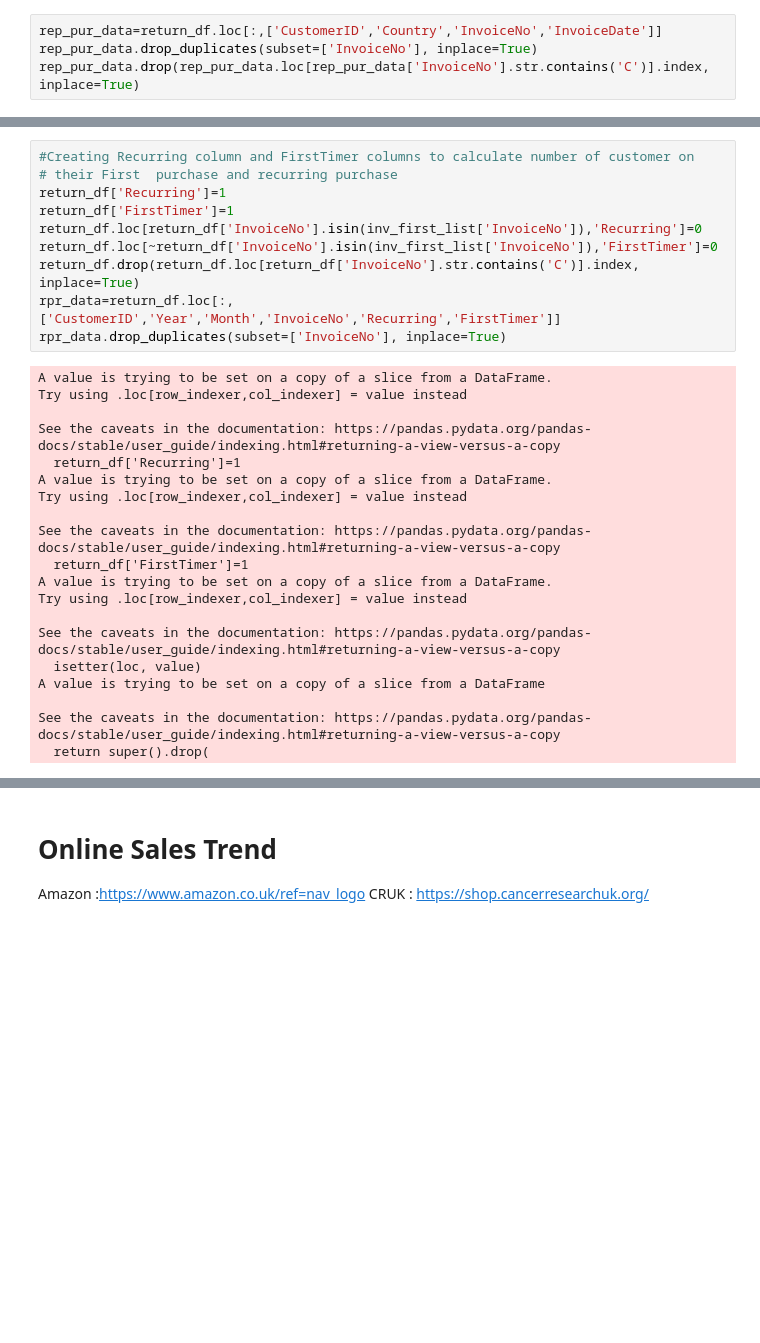
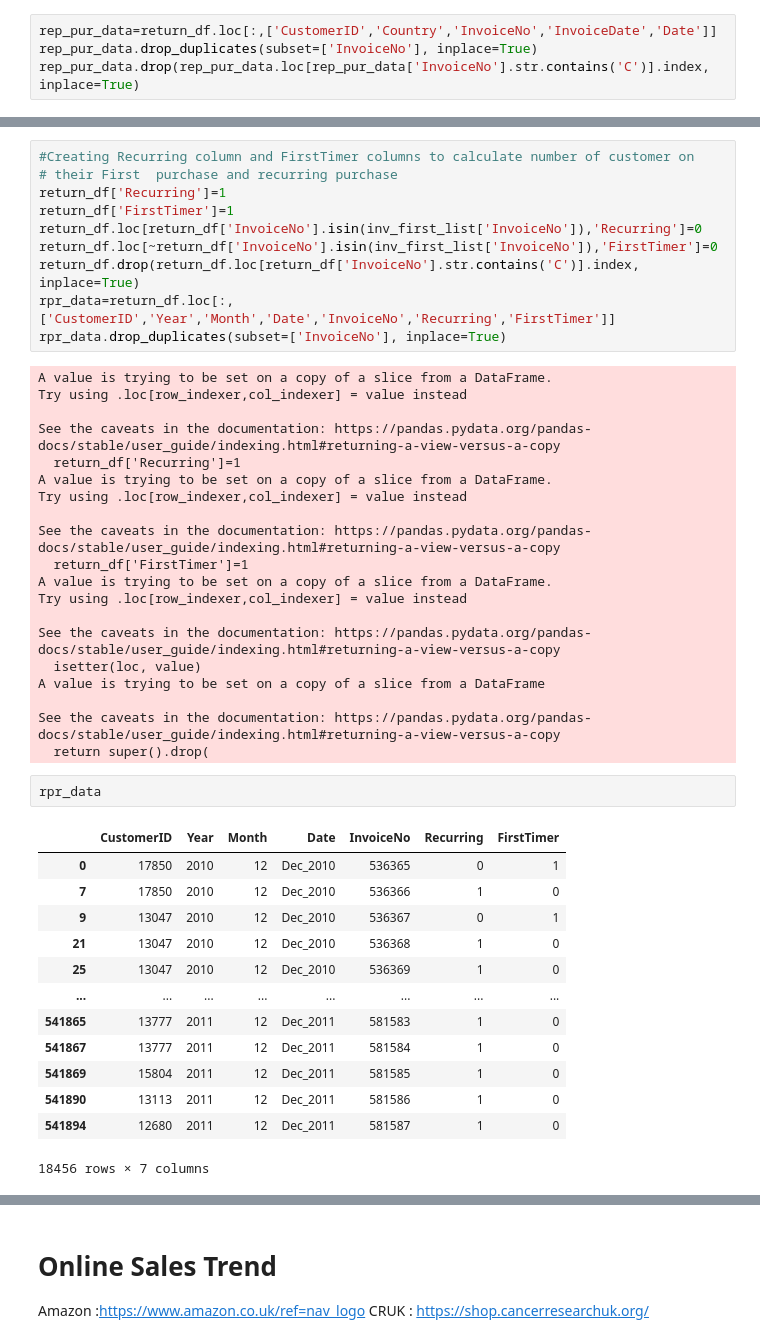
Before and after one commit to lilinchen84/Online-Retail-Analysis, a Jupyter notebook: OnlineRetailAnalysis.ipynb, the cells around one changed output, grey strips where cells are left out. Saved outputs shown, nothing was run; the diff lists cells and outputs as text; blank space fills up the shorter version.

```diff
--- a/OnlineRetailAnalysis.ipynb
+++ b/OnlineRetailAnalysis.ipynb
@@ -418,6 +441,6 @@ plt.show()
 # Repeat Purchase Rate By Month
 https://www.littlestreamsoftware.com/articles/repeat-purchase-rate-calculate/
 # %%
-rep_pur_data=return_df.loc[:,['CustomerID','Country','InvoiceNo','InvoiceDate']]
+rep_pur_data=return_df.loc[:,['CustomerID','Country','InvoiceNo','InvoiceDate','Date']]
 rep_pur_data.drop_duplicates(subset=['InvoiceNo'], inplace=True)
 rep_pur_data.drop(rep_pur_data.loc[rep_pur_data['InvoiceNo'].str.contains('C')].index, inplace=True)
@@ -448,7 +476,7 @@ return_df['FirstTimer']=1
 return_df.loc[return_df['InvoiceNo'].isin(inv_first_list['InvoiceNo']),'Recurring']=0
 return_df.loc[~return_df['InvoiceNo'].isin(inv_first_list['InvoiceNo']),'FirstTimer']=0
 return_df.drop(return_df.loc[return_df['InvoiceNo'].str.contains('C')].index, inplace=True)
-rpr_data=return_df.loc[:,['CustomerID','Year','Month','InvoiceNo','Recurring','FirstTimer']]
+rpr_data=return_df.loc[:,['CustomerID','Year','Month','Date','InvoiceNo','Recurring','FirstTimer']]
 rpr_data.drop_duplicates(subset=['InvoiceNo'], inplace=True)
 # %% [output]
 A value is trying to be set on a copy of a slice from a DataFrame.
@@ -470,4 +498,20 @@ A value is trying to be set on a copy of a slice from a DataFrame
 
 See the caveats in the documentation: https://pandas.pydata.org/pandas-docs/stable/user_guide/indexing.html#returning-a-view-versus-a-copy
   return super().drop(
+# %%
+rpr_data
+# %% [output]
+|  | CustomerID | Year | Month | Date | InvoiceNo | Recurring | FirstTimer |
+| 0 | 17850 | 2010 | 12 | Dec_2010 | 536365 | 0 | 1 |
+| 7 | 17850 | 2010 | 12 | Dec_2010 | 536366 | 1 | 0 |
+| 9 | 13047 | 2010 | 12 | Dec_2010 | 536367 | 0 | 1 |
+| 21 | 13047 | 2010 | 12 | Dec_2010 | 536368 | 1 | 0 |
+| 25 | 13047 | 2010 | 12 | Dec_2010 | 536369 | 1 | 0 |
+| ... | ... | ... | ... | ... | ... | ... | ... |
+| 541865 | 13777 | 2011 | 12 | Dec_2011 | 581583 | 1 | 0 |
+| 541867 | 13777 | 2011 | 12 | Dec_2011 | 581584 | 1 | 0 |
+| 541869 | 15804 | 2011 | 12 | Dec_2011 | 581585 | 1 | 0 |
+| 541890 | 13113 | 2011 | 12 | Dec_2011 | 581586 | 1 | 0 |
+| 541894 | 12680 | 2011 | 12 | Dec_2011 | 581587 | 1 | 0 |
+18456 rows × 7 columns
 # %%
```
Also changed, not shown: parts of 47 cells of this notebook, 2 other files.
